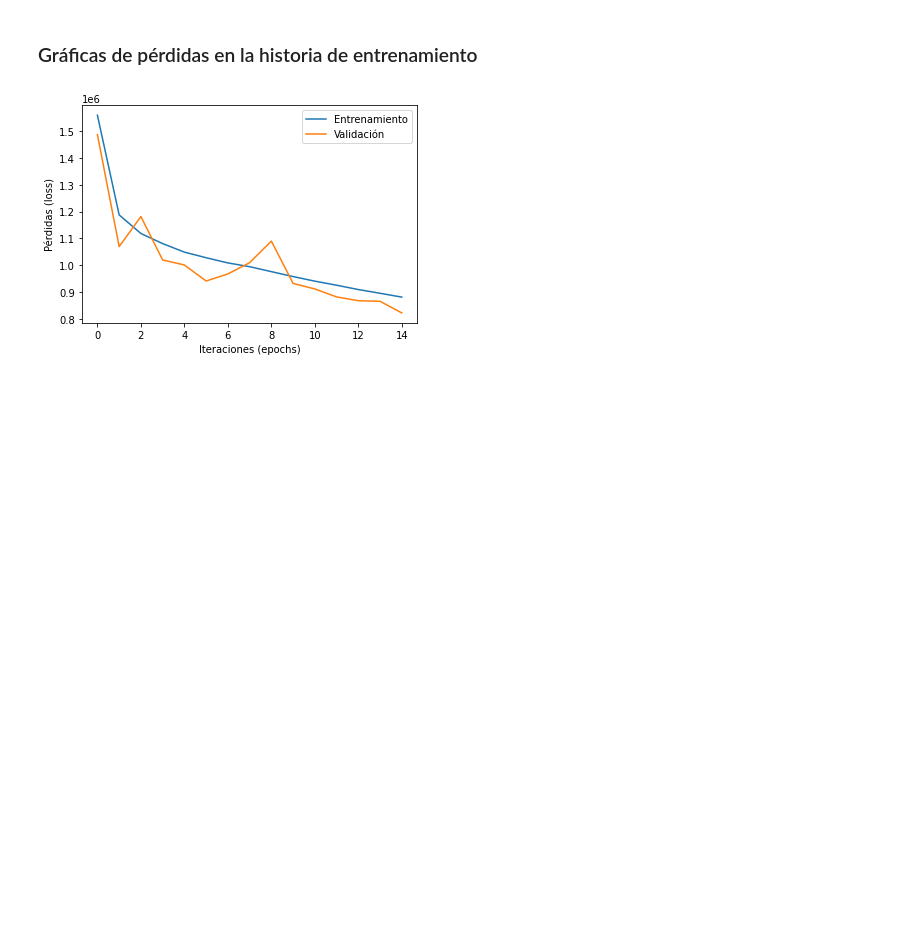
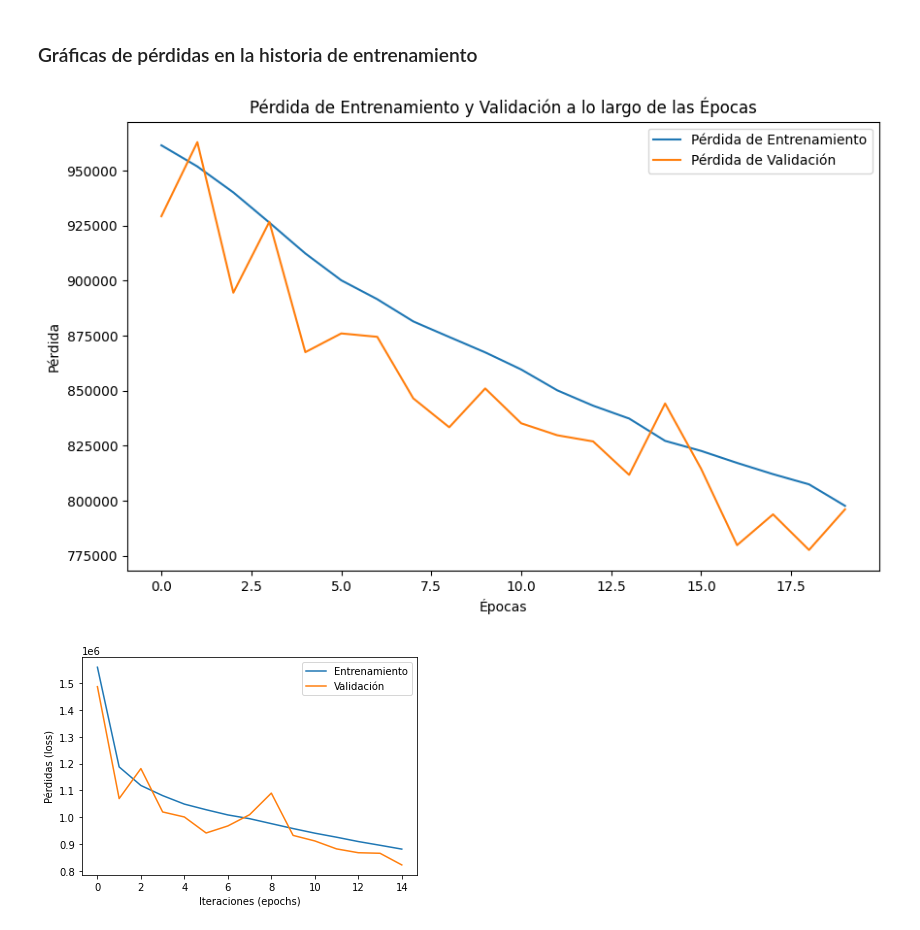
Before and after one commit to sobricius/Curso-Deep-Learning, a Jupyter notebook: Cuadernos/Prácticas/04.Práctica.1.Regresión.ipynb, the cells around one changed output. Drawn from its saved outputs; the diff is of its cells as text; code cells hidden in the pictures; blank space fills up the shorter version.

```diff
--- a/Cuadernos/Prácticas/04.Práctica.1.Regresión.ipynb
+++ b/Cuadernos/Prácticas/04.Práctica.1.Regresión.ipynb
@@ -187,5 +237,23 @@ Métrica  mean_absolute_error : 609.63
 # %% [markdown]
 ### Gráficas de pérdidas en la historia de entrenamiento
+# %%
+   import matplotlib.pyplot as plt
+
+   # Obtener los datos de pérdida del historial
+   perdida_entrenamiento = historial.history['loss']
+   perdida_validacion = historial.history['val_loss']
+
+   # Crear el gráfico
+   plt.figure(figsize=(10, 6))
+   plt.plot(perdida_entrenamiento, label='Pérdida de Entrenamiento')
+   plt.plot(perdida_validacion, label='Pérdida de Validación')
+   plt.xlabel('Épocas')
+   plt.ylabel('Pérdida')
+   plt.title('Pérdida de Entrenamiento y Validación a lo largo de las Épocas')
+   plt.legend()
+   plt.show()
+# %% [output]
+[figure, added]
 # %%
 # 18.- Visualización de la historia: pérdidas en entrenamiento y validación
 # %% [output]
```
Also changed, not shown: parts of 8 cells of this notebook.
